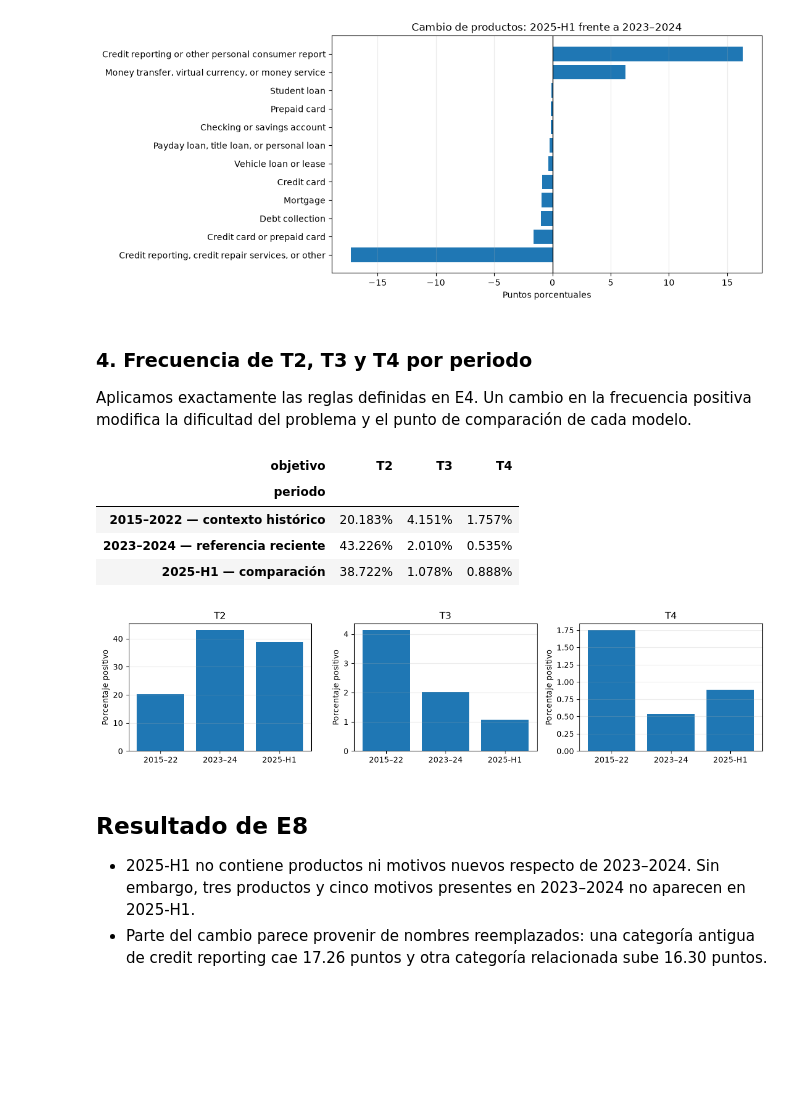
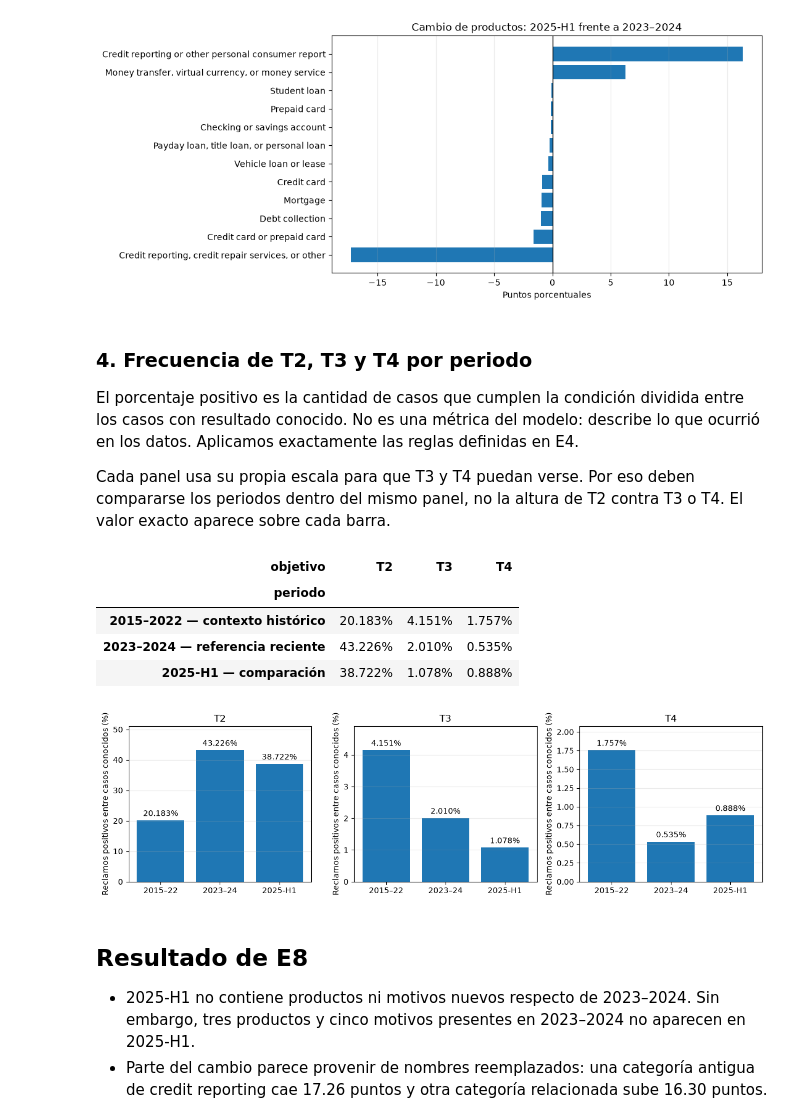
Before and after one commit to Codenid/capstone-claims-triage, a Jupyter notebook: notebooks/01_eda.ipynb, the cells around one changed output. Cells and saved outputs as stored; diff of their text form; code cells hidden in the pictures; blank space fills up the shorter version.

```diff
--- a/notebooks/01_eda.ipynb
+++ b/notebooks/01_eda.ipynb
@@ -1539,7 +1539,9 @@ plt.show()
 # %% [markdown]
 ### 4. Frecuencia de T2, T3 y T4 por periodo
 
-Aplicamos exactamente las reglas definidas en E4. Un cambio en la frecuencia positiva modifica la dificultad del problema y el punto de comparación de cada modelo.
+El porcentaje positivo es la cantidad de casos que cumplen la condición dividida entre los casos con resultado conocido. No es una métrica del modelo: describe lo que ocurrió en los datos. Aplicamos exactamente las reglas definidas en E4.
+
+Cada panel usa su propia escala para que T3 y T4 puedan verse. Por eso deben compararse los periodos dentro del mismo panel, no la altura de T2 contra T3 o T4. El valor exacto aparece sobre cada barra.
 # %%
 response = analysis_data["Company response to consumer"]
 explicit_responses = [
@@ -1556,37 +1558,43 @@ period_targets.loc[eligible, "T3"] = response[eligible].eq(explicit_responses[0]
 period_targets["T4"] = analysis_data["Timely response?"].eq("No").astype("boolean")
 
 target_period_rows = []
 for current_period in analysis_periods:
     current = period_targets[period_targets["periodo"] == current_period]
     for target in ["T2", "T3", "T4"]:
         known = current[target].notna()
         target_period_rows.append({
             "periodo": current_period,
             "objetivo": target,
             "casos conocidos": known.sum(),
             "tasa positiva": 100 * current.loc[known, target].mean(),
         })
 target_period_table = pd.DataFrame(target_period_rows)
 target_rate_table = target_period_table.pivot(index="periodo", columns="objetivo", values="tasa positiva").reindex(analysis_periods)
 target_rate_display = target_rate_table.copy()
 for column in target_rate_display.columns:
     target_rate_display[column] = target_rate_display[column].map("{:.3f}%".format)
 display(target_rate_display)
 
-fig, axes = plt.subplots(1, 3, figsize=(12, 3))
+fig, axes = plt.subplots(1, 3, figsize=(12, 3.5))
 for ax, target in zip(axes, ["T2", "T3", "T4"]):
-    ax.bar(["2015–22", "2023–24", "2025-H1"], target_rate_table[target])
-    ax.set(title=target, ylabel="Porcentaje positivo")
+    values = target_rate_table[target]
+    bars = ax.bar(["2015–22", "2023–24", "2025-H1"], values)
+    ax.bar_label(bars, labels=[f"{value:.3f}%" for value in values], padding=3)
+    ax.set(
+        title=target,
+        ylabel="Reclamos positivos entre casos conocidos (%)",
+        ylim=(0, values.max() * 1.18),
+    )
     ax.grid(axis="y", alpha=0.25)
 plt.tight_layout()
 plt.show()
 # %% [output]
 | objetivo | T2 | T3 | T4 |
 | periodo |  |  |  |
 | 2015–2022 — contexto histórico | 20.183% | 4.151% | 1.757% |
 | 2023–2024 — referencia reciente | 43.226% | 2.010% | 0.535% |
 | 2025-H1 — comparación | 38.722% | 1.078% | 0.888% |
-[figure, old version]
+[figure, new version]
 # %% [markdown]
 ## Resultado de E8
 
```
Also changed, not shown: 2 other files.
